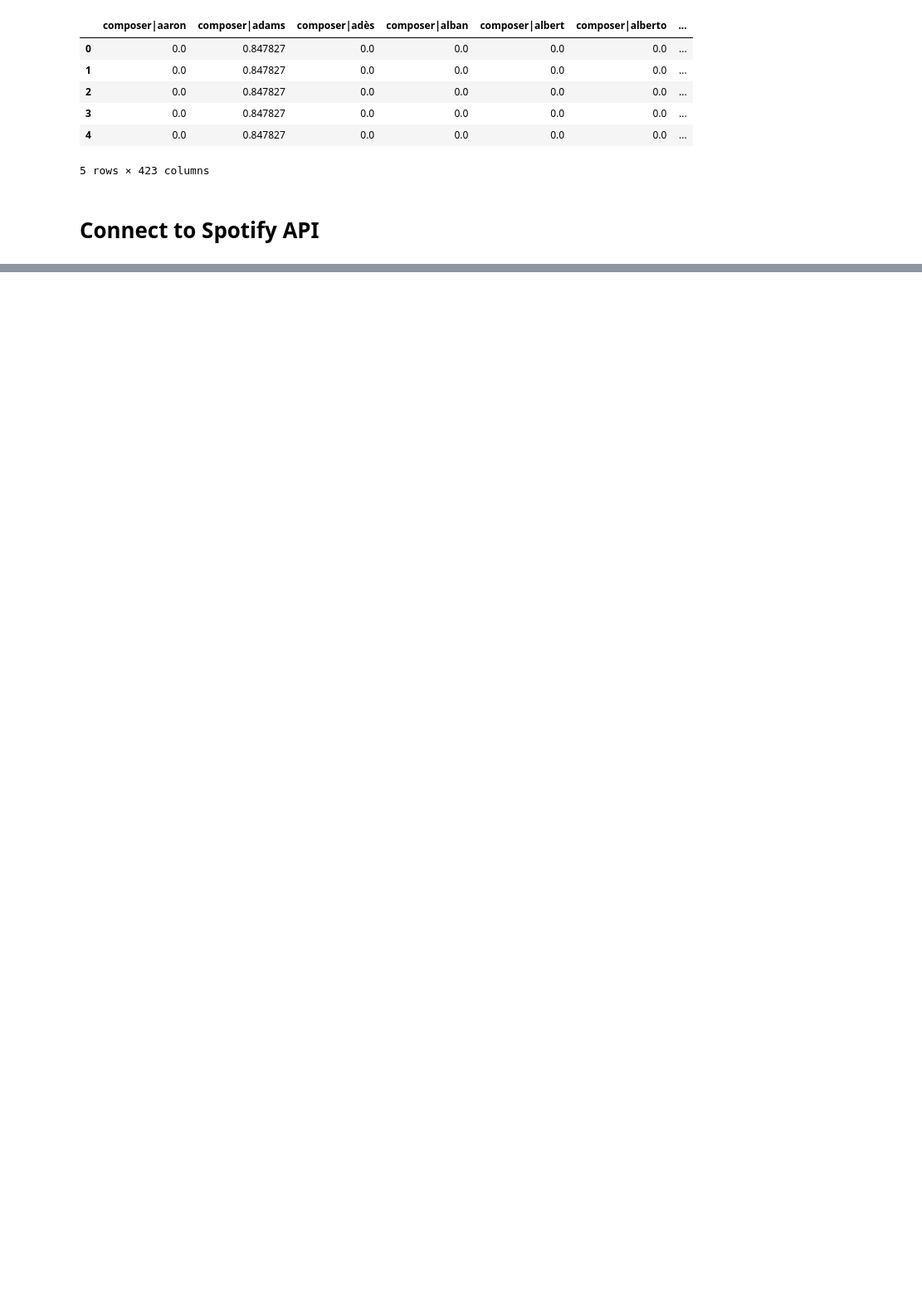
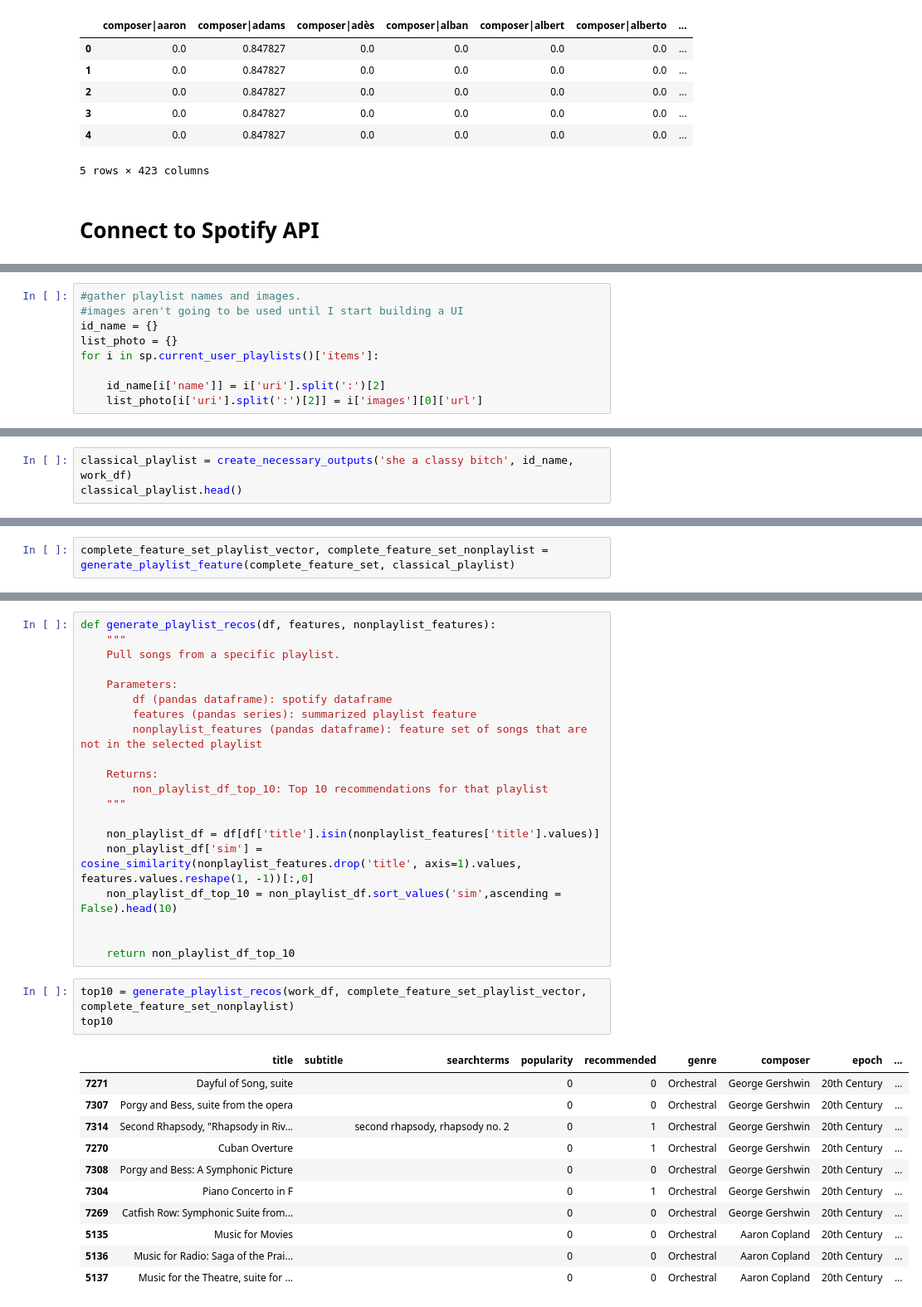
Before and after one commit to smkuhl/classical-music-recommender, a Jupyter notebook: script.ipynb, the cells around one changed output, grey strips where cells are left out. Shown at 83% size. Saved outputs shown, nothing was run; the diff lists cells and outputs as text; blank space fills up the shorter version.

Commit message:
recommendation engine works, technically

```diff
--- a/script.ipynb
+++ b/script.ipynb
@@ -223,0 +266,9 @@ final.head()
+# %%
+#gather playlist names and images.
+#images aren't going to be used until I start building a UI
+id_name = {}
+list_photo = {}
+for i in sp.current_user_playlists()['items']:
+
+    id_name[i['name']] = i['uri'].split(':')[2]
+    list_photo[i['uri'].split(':')[2]] = i['images'][0]['url']
@@ -223,0 +351,3 @@ final.head()
+# %%
+classical_playlist = create_necessary_outputs('she a classy bitch', id_name, work_df)
+classical_playlist.head()
@@ -223,0 +389,2 @@ final.head()
+# %%
+complete_feature_set_playlist_vector, complete_feature_set_nonplaylist = generate_playlist_feature(complete_feature_set, classical_playlist)
@@ -223,0 +403,35 @@ final.head()
+# %%
+def generate_playlist_recos(df, features, nonplaylist_features):
+    """
+    Pull songs from a specific playlist.
+
+    Parameters:
+        df (pandas dataframe): spotify dataframe
+        features (pandas series): summarized playlist feature
+        nonplaylist_features (pandas dataframe): feature set of songs that are not in the selected playlist
+
+    Returns:
+        non_playlist_df_top_10: Top 10 recommendations for that playlist
+    """
+
+    non_playlist_df = df[df['title'].isin(nonplaylist_features['title'].values)]
+    non_playlist_df['sim'] = cosine_similarity(nonplaylist_features.drop('title', axis=1).values, features.values.reshape(1, -1))[:,0]
+    non_playlist_df_top_10 = non_playlist_df.sort_values('sim',ascending = False).head(10)
+
+
+    return non_playlist_df_top_10
+# %%
+top10 = generate_playlist_recos(work_df, complete_feature_set_playlist_vector, complete_feature_set_nonplaylist)
+top10
+# %% [output]
+|  | title | subtitle | searchterms | popularity | recommended | genre | composer | epoch | ... |
+| 7271 | Dayful of Song, suite |  |  | 0 | 0 | Orchestral | George Gershwin | 20th Century | ... |
+| 7307 | Porgy and Bess, suite from the opera |  |  | 0 | 0 | Orchestral | George Gershwin | 20th Century | ... |
+| 7314 | Second Rhapsody, "Rhapsody in Riv... |  | second rhapsody, rhapsody no. 2 | 0 | 1 | Orchestral | George Gershwin | 20th Century | ... |
+| 7270 | Cuban Overture |  |  | 0 | 1 | Orchestral | George Gershwin | 20th Century | ... |
+| 7308 | Porgy and Bess: A Symphonic Picture |  |  | 0 | 0 | Orchestral | George Gershwin | 20th Century | ... |
+| 7304 | Piano Concerto in F |  |  | 0 | 1 | Orchestral | George Gershwin | 20th Century | ... |
+| 7269 | Catfish Row: Symphonic Suite from... |  |  | 0 | 0 | Orchestral | George Gershwin | 20th Century | ... |
+| 5135 | Music for Movies |  |  | 0 | 0 | Orchestral | Aaron Copland | 20th Century | ... |
+| 5136 | Music for Radio: Saga of the Prai... |  |  | 0 | 0 | Orchestral | Aaron Copland | 20th Century | ... |
+| 5137 | Music for the Theatre, suite for ... |  |  | 0 | 0 | Orchestral | Aaron Copland | 20th Century | ... |
```
Also changed, not shown: parts of 24 cells of this notebook.
